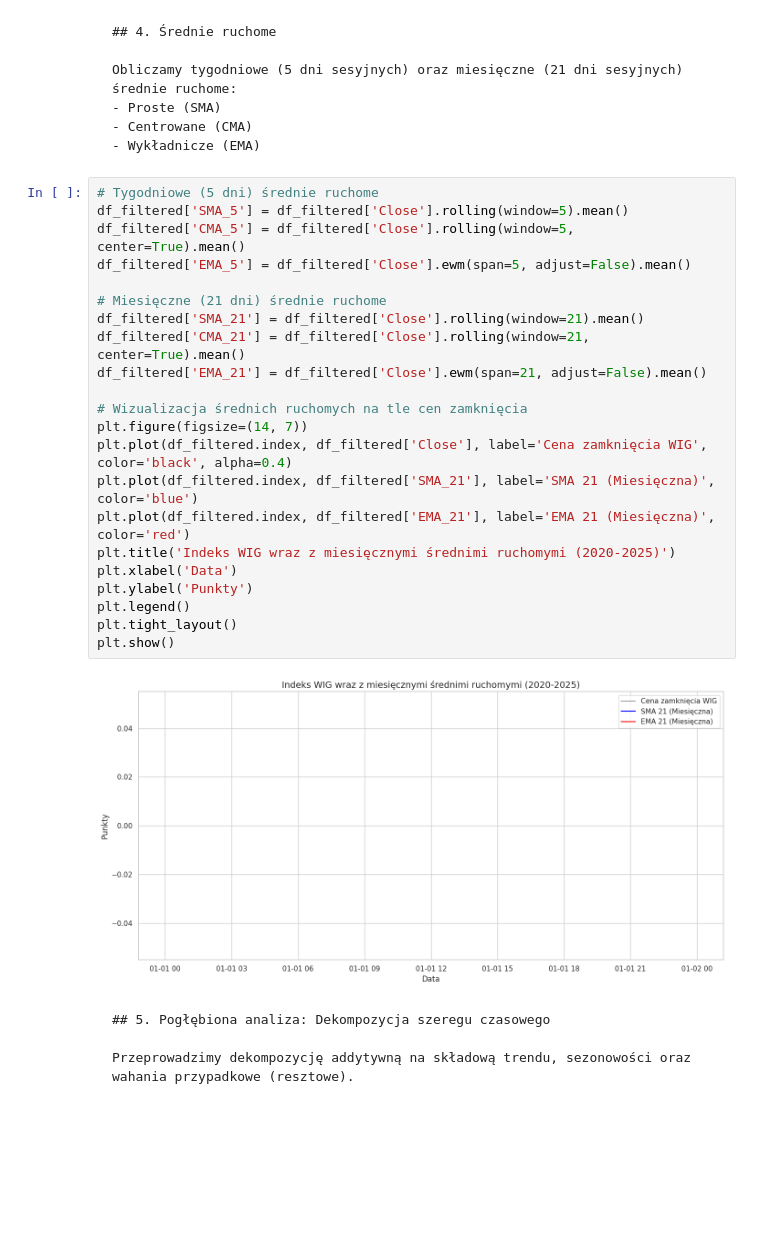
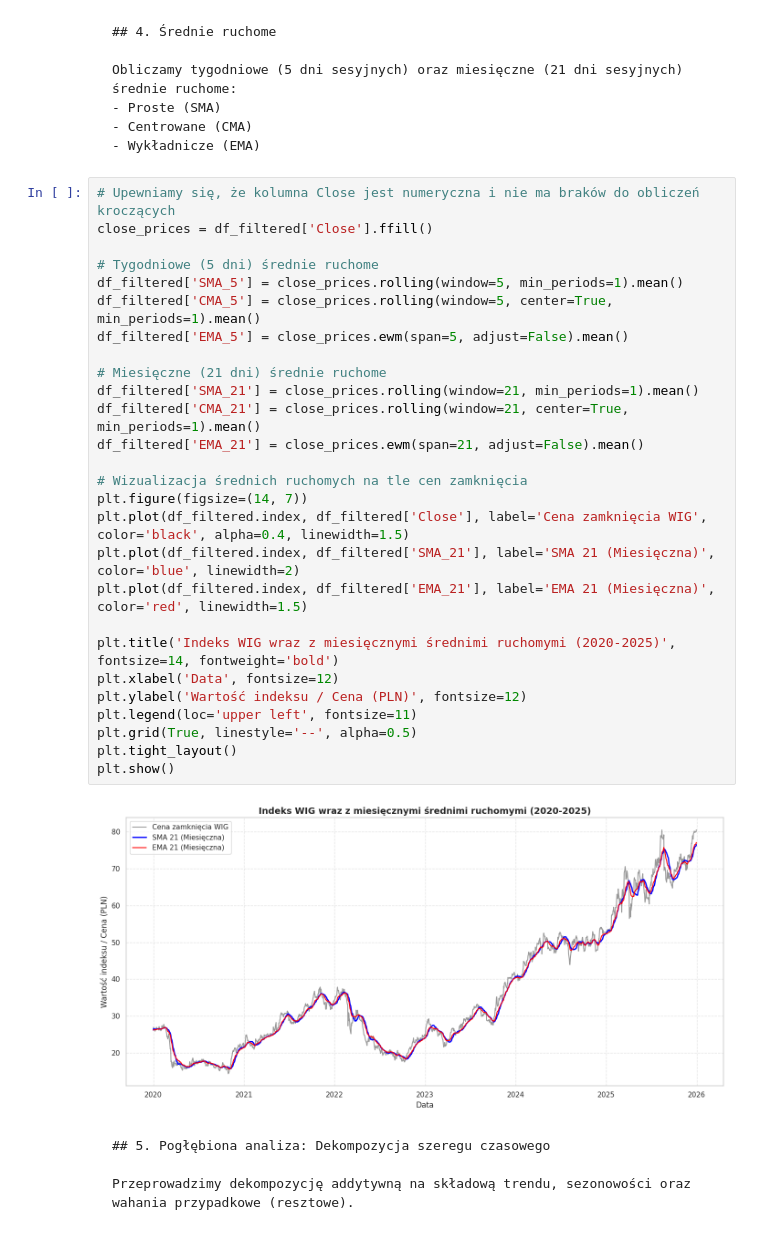
Before and after one commit to KacChw/Machine-Learning-Labolatory-Master-Course-Big-Data, a Jupyter notebook: ML_Zad1.ipynb, the cells around one changed output. Saved outputs shown, nothing was run; the diff lists cells and outputs as text; blank space fills up the shorter version.

Commit message:
plots correction

````diff
--- a/ML_Zad1.ipynb
+++ b/ML_Zad1.ipynb
@@ -172,29 +172,34 @@ Obliczamy tygodniowe (5 dni sesyjnych) oraz miesięczne (21 dni sesyjnych) śred
 - Wykładnicze (EMA)
 ```
 # %%
+# Upewniamy się, że kolumna Close jest numeryczna i nie ma braków do obliczeń kroczących
+close_prices = df_filtered['Close'].ffill()
+
 # Tygodniowe (5 dni) średnie ruchome
-df_filtered['SMA_5'] = df_filtered['Close'].rolling(window=5).mean()
-df_filtered['CMA_5'] = df_filtered['Close'].rolling(window=5, center=True).mean()
-df_filtered['EMA_5'] = df_filtered['Close'].ewm(span=5, adjust=False).mean()
+df_filtered['SMA_5'] = close_prices.rolling(window=5, min_periods=1).mean()
+df_filtered['CMA_5'] = close_prices.rolling(window=5, center=True, min_periods=1).mean()
+df_filtered['EMA_5'] = close_prices.ewm(span=5, adjust=False).mean()
 
 # Miesięczne (21 dni) średnie ruchome
-df_filtered['SMA_21'] = df_filtered['Close'].rolling(window=21).mean()
-df_filtered['CMA_21'] = df_filtered['Close'].rolling(window=21, center=True).mean()
-df_filtered['EMA_21'] = df_filtered['Close'].ewm(span=21, adjust=False).mean()
+df_filtered['SMA_21'] = close_prices.rolling(window=21, min_periods=1).mean()
+df_filtered['CMA_21'] = close_prices.rolling(window=21, center=True, min_periods=1).mean()
+df_filtered['EMA_21'] = close_prices.ewm(span=21, adjust=False).mean()
 
 # Wizualizacja średnich ruchomych na tle cen zamknięcia
 plt.figure(figsize=(14, 7))
-plt.plot(df_filtered.index, df_filtered['Close'], label='Cena zamknięcia WIG', color='black', alpha=0.4)
-plt.plot(df_filtered.index, df_filtered['SMA_21'], label='SMA 21 (Miesięczna)', color='blue')
-plt.plot(df_filtered.index, df_filtered['EMA_21'], label='EMA 21 (Miesięczna)', color='red')
-plt.title('Indeks WIG wraz z miesięcznymi średnimi ruchomymi (2020-2025)')
-plt.xlabel('Data')
-plt.ylabel('Punkty')
-plt.legend()
+plt.plot(df_filtered.index, df_filtered['Close'], label='Cena zamknięcia WIG', color='black', alpha=0.4, linewidth=1.5)
+plt.plot(df_filtered.index, df_filtered['SMA_21'], label='SMA 21 (Miesięczna)', color='blue', linewidth=2)
+plt.plot(df_filtered.index, df_filtered['EMA_21'], label='EMA 21 (Miesięczna)', color='red', linewidth=1.5)
+
+plt.title('Indeks WIG wraz z miesięcznymi średnimi ruchomymi (2020-2025)', fontsize=14, fontweight='bold')
+plt.xlabel('Data', fontsize=12)
+plt.ylabel('Wartość indeksu / Cena (PLN)', fontsize=12)
+plt.legend(loc='upper left', fontsize=11)
+plt.grid(True, linestyle='--', alpha=0.5)
 plt.tight_layout()
 plt.show()
 # %% [output]
-[figure, old version]
+[figure, new version]
 # %% [markdown]
 ```markdown
 ## 5. Pogłębiona analiza: Dekompozycja szeregu czasowego
````
